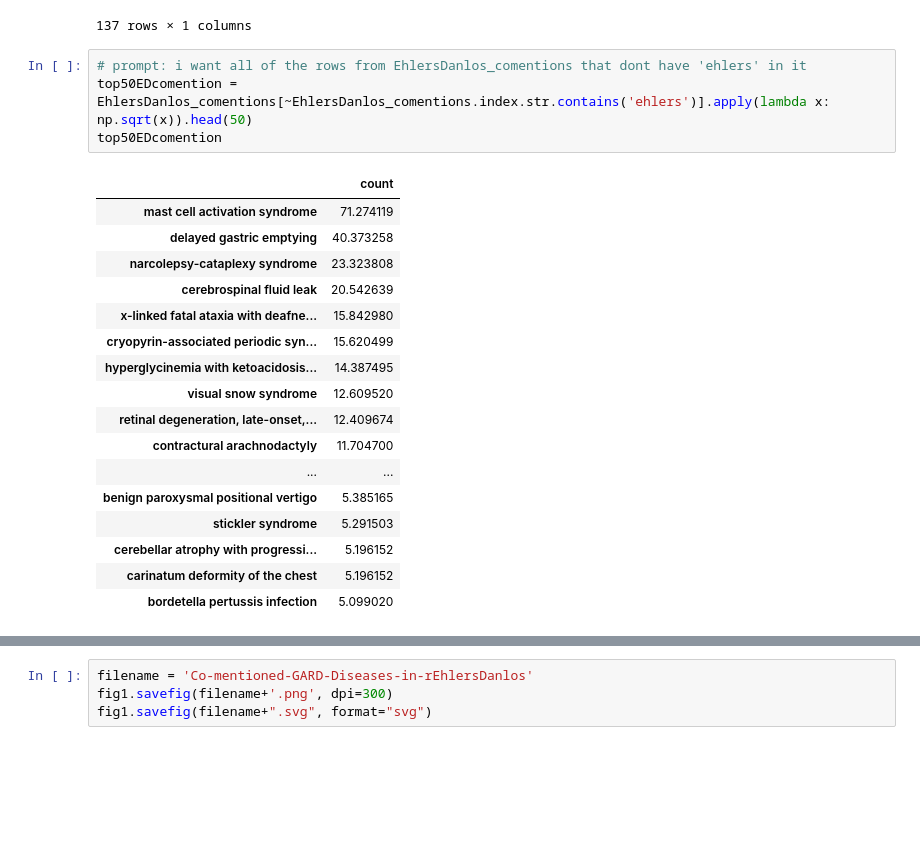
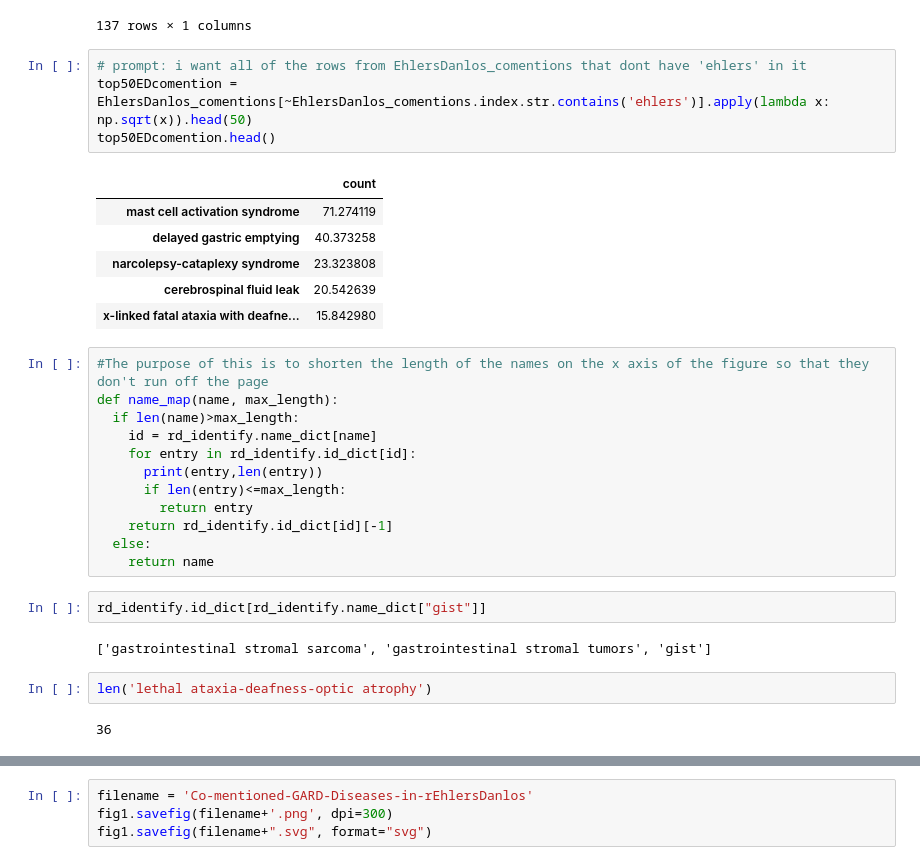
Before and after one commit to ncats/Rare-Disease-Social-Media-Project, a Jupyter notebook: manuscript/investigate_rare_disease_reddit_stats.ipynb, the cells around one changed output, grey strips where cells are left out. Saved outputs shown, nothing was run; the diff lists cells and outputs as text; blank space fills up the shorter version.

```diff
--- a/manuscript/investigate_rare_disease_reddit_stats.ipynb
+++ b/manuscript/investigate_rare_disease_reddit_stats.ipynb
@@ -274,22 +271,31 @@ EhlersDanlos_comentions
 # %%
 # prompt: i want all of the rows from EhlersDanlos_comentions that dont have 'ehlers' in it
 top50EDcomention = EhlersDanlos_comentions[~EhlersDanlos_comentions.index.str.contains('ehlers')].apply(lambda x: np.sqrt(x)).head(50)
-top50EDcomention
+top50EDcomention.head()
 # %% [output]
 |  | count |
 | mast cell activation syndrome | 71.274119 |
 | delayed gastric emptying | 40.373258 |
 | narcolepsy-cataplexy syndrome | 23.323808 |
 | cerebrospinal fluid leak | 20.542639 |
 | x-linked fatal ataxia with deafne... | 15.842980 |
-| cryopyrin-associated periodic syn... | 15.620499 |
-| hyperglycinemia with ketoacidosis... | 14.387495 |
-| visual snow syndrome | 12.609520 |
-| retinal degeneration, late-onset,... | 12.409674 |
-| contractural arachnodactyly | 11.704700 |
-| ... | ... |
-| benign paroxysmal positional vertigo | 5.385165 |
-| stickler syndrome | 5.291503 |
-| cerebellar atrophy with progressi... | 5.196152 |
-| carinatum deformity of the chest | 5.196152 |
-| bordetella pertussis infection | 5.099020 |
+# %%
+#The purpose of this is to shorten the length of the names on the x axis of the figure so that they don't run off the page
+def name_map(name, max_length):
+  if len(name)>max_length:
+    id = rd_identify.name_dict[name]
+    for entry in rd_identify.id_dict[id]:
+      print(entry,len(entry))
+      if len(entry)<=max_length:
+        return entry
+    return rd_identify.id_dict[id][-1]
+  else:
+    return name
+# %%
+rd_identify.id_dict[rd_identify.name_dict["gist"]]
+# %% [output]
+['gastrointestinal stromal sarcoma', 'gastrointestinal stromal tumors', 'gist']
+# %%
+len('lethal ataxia-deafness-optic atrophy')
+# %% [output]
+36
```
Also changed, not shown: parts of 3 cells of this notebook, 1 other file.
